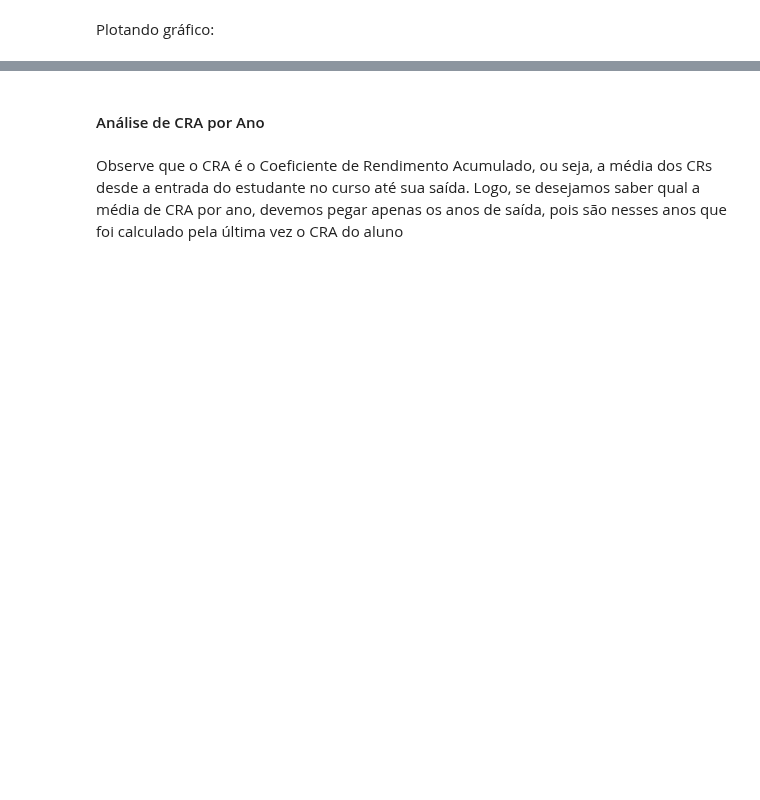
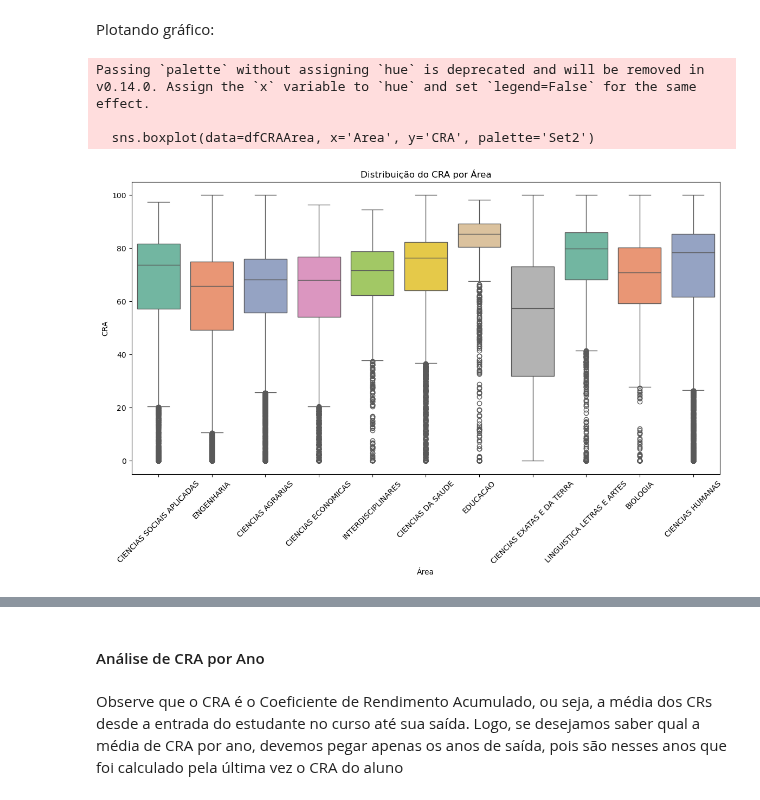
Before and after one commit to Duds04/Projeto_Dados, a Jupyter notebook: src/RespostasParte1.ipynb, the cells around one changed output, grey strips where cells are left out. Drawn from its saved outputs; the diff is of its cells as text; code cells hidden in the pictures; blank space fills up the shorter version.

```diff
--- a/src/RespostasParte1.ipynb
+++ b/src/RespostasParte1.ipynb
@@ -460,2 +507,27 @@ df
 # %% [markdown]
 Plotando gráfico:
+# %%
+dfCRAArea = df[['Area','CRA']]
+
+# Configurar o tamanho do gráfico
+plt.figure(figsize=(14, 7))
+
+# Plotar o box plot
+sns.boxplot(data=dfCRAArea, x='Area', y='CRA', palette='Set2')
+
+# Adicionar título e rótulos aos eixos
+plt.title('Distribuição do CRA por Área')
+plt.xlabel('Área')
+plt.ylabel('CRA')
+
+# Ajustar os limites do eixo Y para visualizar melhor
+plt.ylim(bottom=dfCRAArea['CRA'].min() - 5, top=dfCRAArea['CRA'].max() + 5)
+
+# Mostrar o gráfico
+plt.xticks(rotation=45)  # Rotaciona os rótulos do eixo X para melhor visualização
+plt.show()
+# %% [output]
+Passing `palette` without assigning `hue` is deprecated and will be removed in v0.14.0. Assign the `x` variable to `hue` and set `legend=False` for the same effect.
+
+  sns.boxplot(data=dfCRAArea, x='Area', y='CRA', palette='Set2')
+[figure, added]
```
Also changed, not shown: parts of 31 cells of this notebook.
